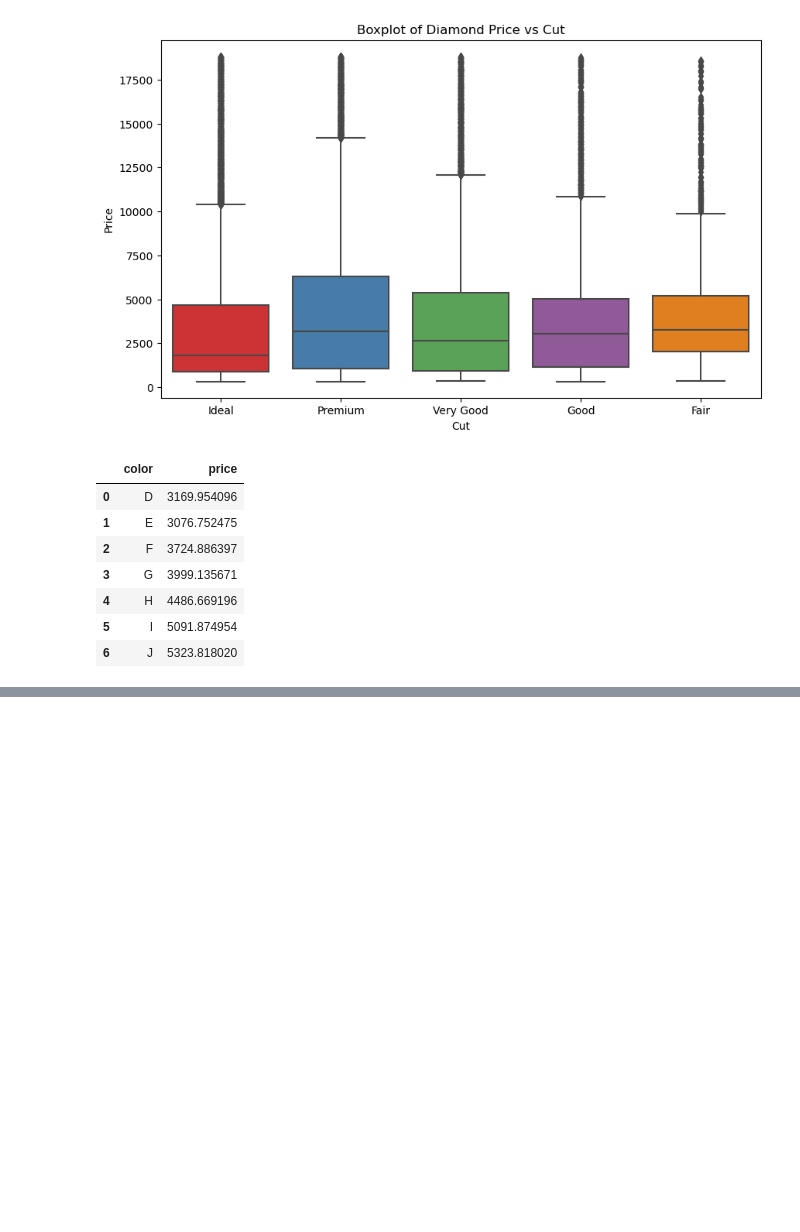
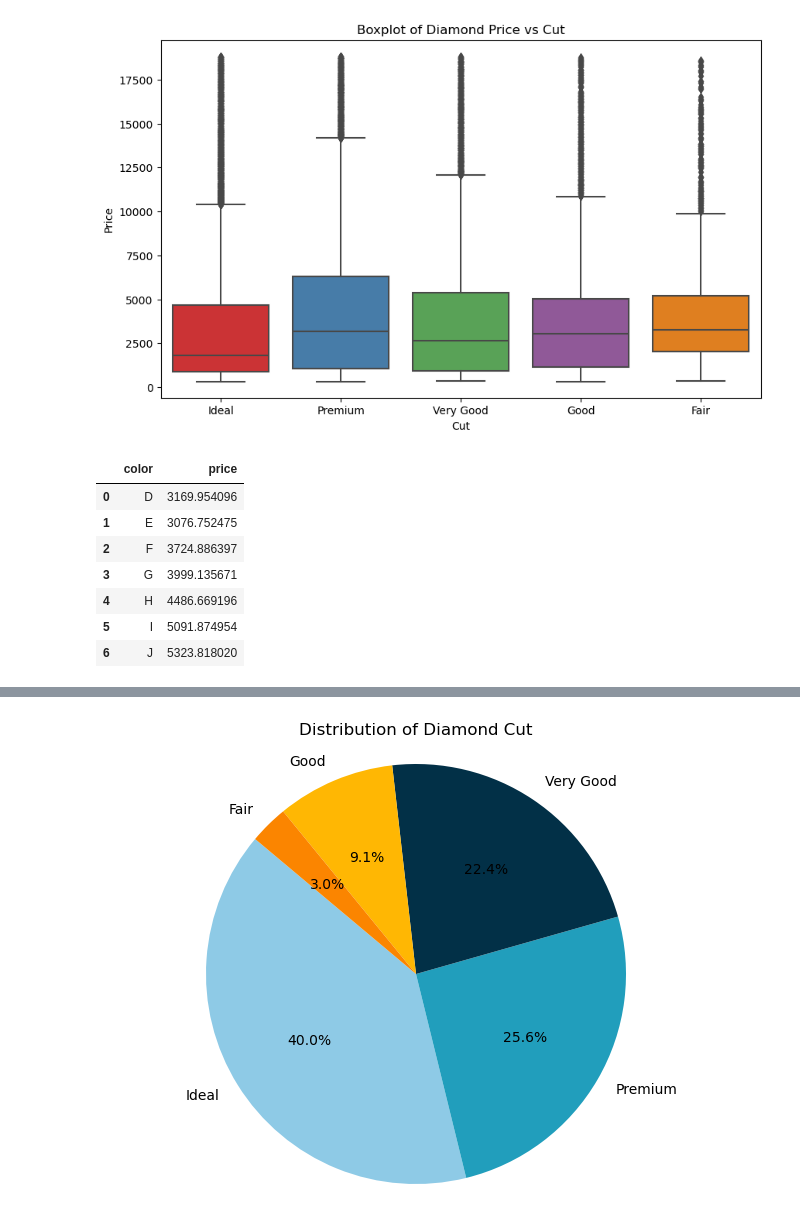
Before and after one commit to fnasiri1990/visualisation-homework, a Jupyter notebook: Visualisation_Homework.ipynb, the cells around one changed output, grey strips where cells are left out. Saved outputs shown, nothing was run; the diff lists cells and outputs as text; code cells hidden in the pictures; blank space fills up the shorter version.

```diff
--- a/Visualisation_Homework.ipynb
+++ b/Visualisation_Homework.ipynb
@@ -163,0 +177,12 @@ correlation_matrix = diamonds_data.corr()
+# %%
+# 4. Pie Chart: Distribution of Diamond Cut
+cut_counts = diamonds_data['cut'].value_counts()
+colors = ["#8ecae6", "#219ebc", "#023047", "#ffb703", "#fb8500"]
+
+plt.figure(figsize=(8, 6))
+plt.pie(cut_counts, labels=cut_counts.index, autopct='%1.1f%%', startangle=140, colors=colors)
+plt.title('Distribution of Diamond Cut')
+plt.axis('equal')  # Equal aspect ratio ensures that pie is drawn as a circle.
+plt.show()
+# %% [output]
+[figure, added]
```
Also changed, not shown: parts of 9 cells of this notebook.
